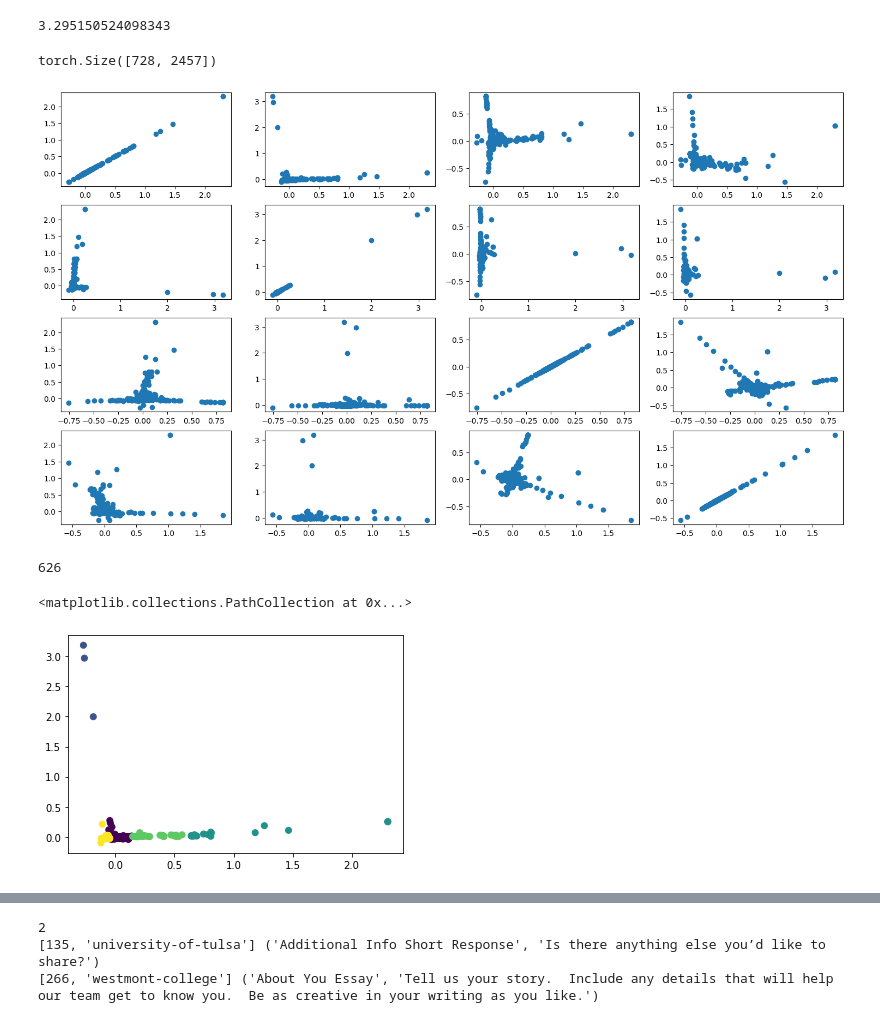
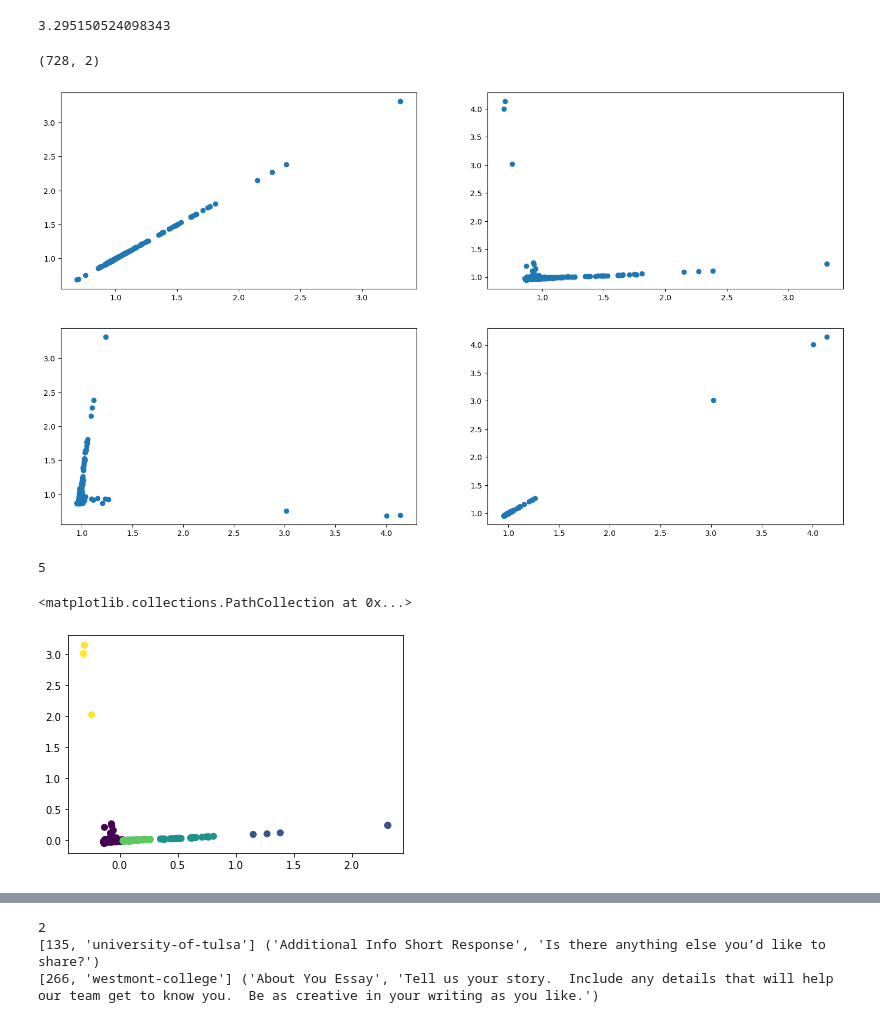
Before and after one commit to vc64/essayGrouping, a Jupyter notebook: essayGrouping.ipynb, the cells around one changed output, grey strips where cells are left out. Drawn from its saved outputs; the diff is of its cells as text; code cells hidden in the pictures.

```diff
--- a/essayGrouping.ipynb
+++ b/essayGrouping.ipynb
@@ -438,5 +455,7 @@ KeyError: 0
 # %%
 # print(word_freq_matrix)
+
+prompt_vectors = []
 
 for vector_ind in range(len(word_freq_matrix)):
     tf_idf_vector = []
@@ -459,5 +478,5 @@ for vector_ind in range(len(word_freq_matrix)):
             tf_idf_vector.append(0)
         freq_ind += 1
 
-    prompt_matrix[vector_ind] = prompt_matrix[vector_ind][0:2] + tf_idf_vector
+    prompt_vectors.append(prompt_matrix[vector_ind][0:2] + tf_idf_vector)
 # %%
@@ -466,54 +486,60 @@ print(max([max(prompt_matrix[x][2:]) for x in range(len(prompt_matrix))]))
 # %% [output]
 3.295150524098343
 # %%
-# print(allprompts[17])
-# prompt_matrix = []
+# # pytorch PCA
+# prompt_tensor = torch.tensor(prompt_matrix, dtype=torch.float32)
 
-# for prompt in allprompts:
-#
-#     for prompt in prompts:
-#         prompt_matrix.append(prompt)
+# print(prompt_tensor.shape)
 
-prompt_tensor = torch.tensor(prompt_matrix, dtype=torch.float32)
+# torch.manual_seed(333)
+# U, S, V = torch.pca_lowrank(prompt_tensor[:,2:], q=None, center=True, niter=3)
 
-print(prompt_tensor.shape)
+# pca_axes = torch.matmul(prompt_tensor[:,2:], V[:, :7])
 
-torch.manual_seed(333)
-U, S, V = torch.pca_lowrank(prompt_tensor[:,2:], q=None, center=True, niter=3)
+# # sklearn PCA
 
-pca_axes = torch.matmul(prompt_tensor[:,2:], V[:, :7])
+from sklearn.decomposition import PCA
+prompt_np = np.asarray(prompt_vectors)
+
+pca = PCA(n_components=2)
+
+# pca.fit(prompt_np)
+
+pca_data = pca.fit_transform(prompt_np[:,2:])
+
+print(pca_data.shape)
 # %% [output]
-torch.Size([728, 2457])
+(728, 2)
 # %%
 # print(pca_axes[...,0])
 # print(max(pca_axes[:,0]))
 
 
 # combo plot
-num_comps = 4
+num_comps = 2
 
 fig, axs = plt.subplots(num_comps, num_comps)
 
 fig.set_size_inches(18.5, 10.5, forward=True)
 
 fig.set_dpi(100)
 
 for i in range(0, num_comps):
     for j in range(0, num_comps):
-        axs[i][j].scatter(pca_axes[:,i], pca_axes[:,j])
+        axs[i][j].scatter(pca_data[:,i]+1, pca_data[:,j]+1)
 
 # interesting note: almost all the plots have a central clump and then one or more very pronounced arms
 # need to consider whether PCA is meaningful for nlp clustering
 
 
 # # single plot
 
 # fig = plt.figure(figsize=(20,20))
 # plt.scatter(pca_axes[:,0], pca_axes[:,1], s=20)
 
 # fig.set_dpi(100)
 # %% [output]
-[figure, old version]
+[figure, new version]
 # %%
 # k means clustering from scratch
 # 2D ONLY
@@ -668,11 +694,13 @@ def k_means(points, k, labels = 0):
 
     return clusters
 # %%
-pca_points = [[pca_axes[:,0][i], pca_axes[:,1][i]] for i in range(len(pca_axes[:,1]))]
+pca_points = [[pca_data[:,0][i], pca_data[:,1][i]] for i in range(len(pca_data[:,1]))]
 
-pca_clusters = k_means(pca_points, 5)
+num_clusters = 5
 
-print(len(pca_clusters[0]))
+pca_clusters = k_means(pca_points, num_clusters)
+
+print(len(pca_clusters))
 
 pca_clusters_graph = []
 
@@ -684,7 +712,7 @@ pca_clusters_graph = np.asarray(pca_clusters_graph)
 
 plt.scatter(pca_clusters_graph[:,0], pca_clusters_graph[:,1], c = pca_clusters_graph[:,2])
 # %% [output]
-626
+5
 <matplotlib.collections.PathCollection at 0x...>
-[figure, old version]
+[figure, new version]
 # %%
```
Also changed, not shown: parts of 8 cells of this notebook.
